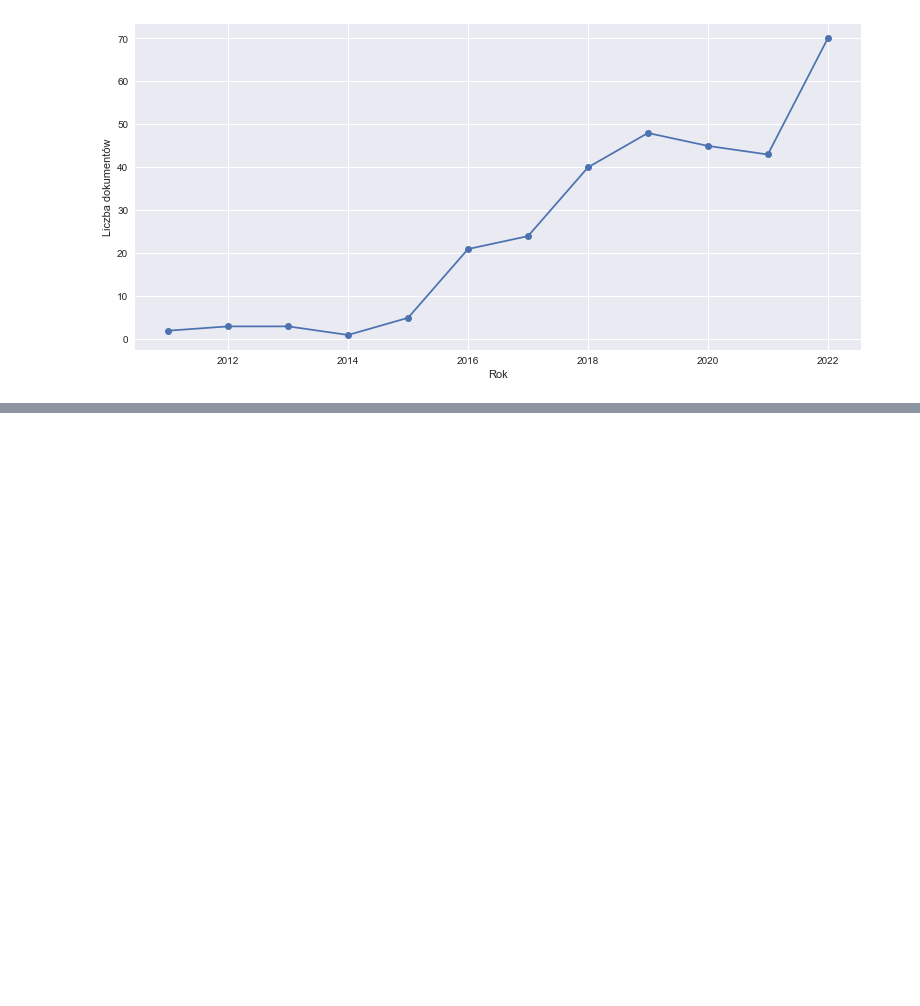
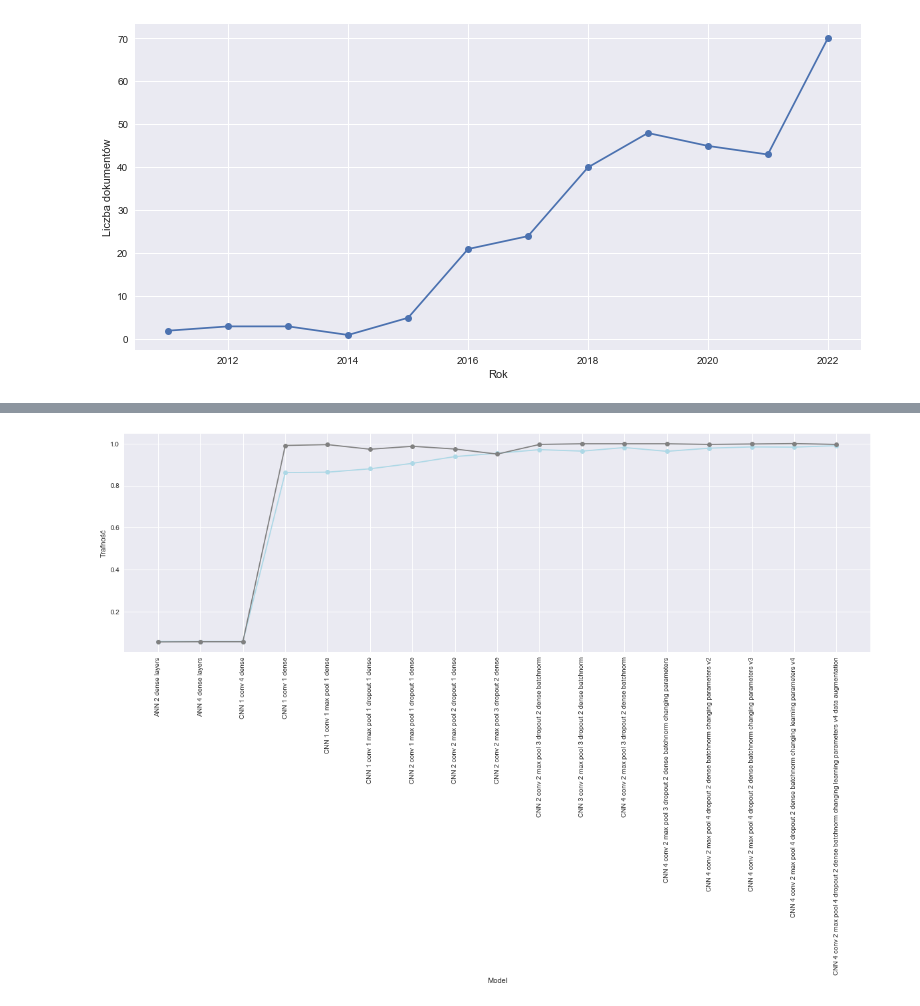
Before and after one commit to imarekkus/Master-s_Thesis, a Jupyter notebook: kody/wykresy.ipynb, the cells around one changed output, grey strips where cells are left out. Drawn from its saved outputs; the diff is of its cells as text; code cells hidden in the pictures; blank space fills up the shorter version.

Commit message:
Adding figure and some more models

```diff
--- a/kody/wykresy.ipynb
+++ b/kody/wykresy.ipynb
@@ -135,0 +138,5 @@ plt.show()
+# %%
+# Importing file
+
+fig_3 = pd.read_csv("https://raw.githubusercontent.com/imarekkus/Master-s_Thesis/main/tabele/Porownanie%20modeli.csv", sep=';')
+fig_3
@@ -135,0 +162,12 @@ plt.show()
+# %%
+# Plotting figure
+plt.figure(figsize=(20,6))
+plt.style.use('seaborn')
+plt.plot(fig_3['Model'], fig_3['Acc test'], '-o', color='lightblue')
+plt.plot(fig_3['Model'], fig_3['Acc train'], '-o', color='grey')
+plt.xticks(rotation = 90)
+plt.xlabel('Model')
+plt.ylabel('Trafność')
+plt.show()
+# %% [output]
+[figure, added]
```
Also changed, not shown: parts of 2 cells of this notebook, 2 other files.
